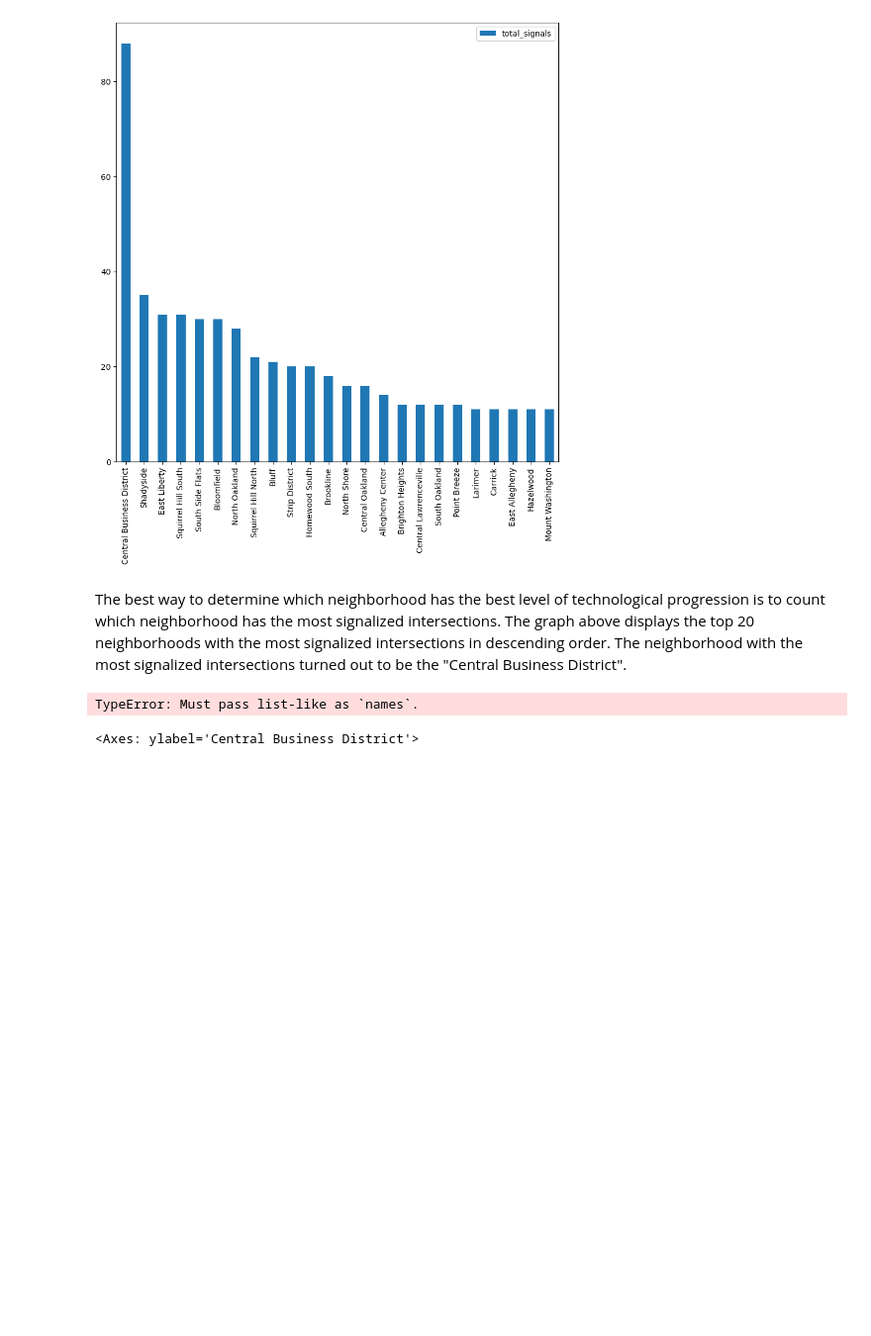
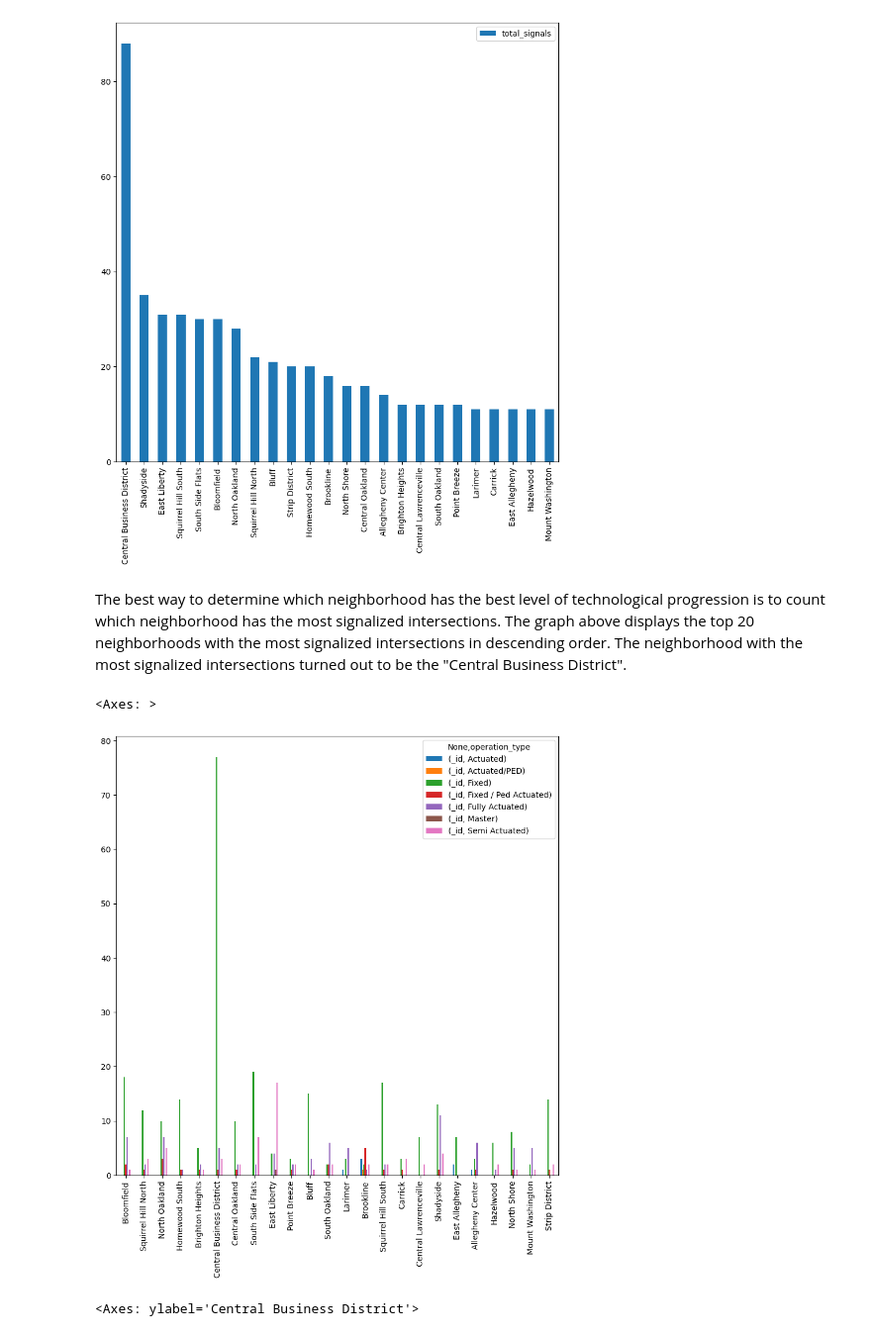
Before and after one commit to pollynaneva/finalneighborhoodproject, a Jupyter notebook: VeronikaData/SignalizedIntersections.ipynb, the cells around one changed output. Shown at 99% size. Drawn from its saved outputs; the diff is of its cells as text; code cells hidden in the pictures; blank space fills up the shorter version.

```diff
--- a/VeronikaData/SignalizedIntersections.ipynb
+++ b/VeronikaData/SignalizedIntersections.ipynb
@@ -43,12 +43,12 @@ increasingSorted.plot.bar(figsize=(10, 10))
 The best way to determine which neighborhood has the best level of technological progression is to count which neighborhood has the most signalized intersections. The graph above displays the top 20 neighborhoods with the most signalized intersections in descending order. The neighborhood with the most signalized intersections turned out to be the "Central Business District".
 # %%
 neighborhoodStats = signalInter.pivot_table(index="neighborhood", columns="operation_type", aggfunc = "count", fill_value=0)
-neighborhoodStats.rename_axis(None, axis=1).reset_index()
 neighborhoodStats = neighborhoodStats.iloc[:, :7]
 bestHoodsSorted = neighborhoodStats.loc[reduced.index]
 bestHoodsSorted.plot.bar(figsize=(10, 10))
 # %% [output]
-TypeError: Must pass list-like as `names`.
+<Axes: >
+[figure, added]
 # %%
 bestNeighborhood = bestHoodsSorted.loc['Central Business District']
 bestNeighborhood.plot.pie(figsize=(10, 10))
```
